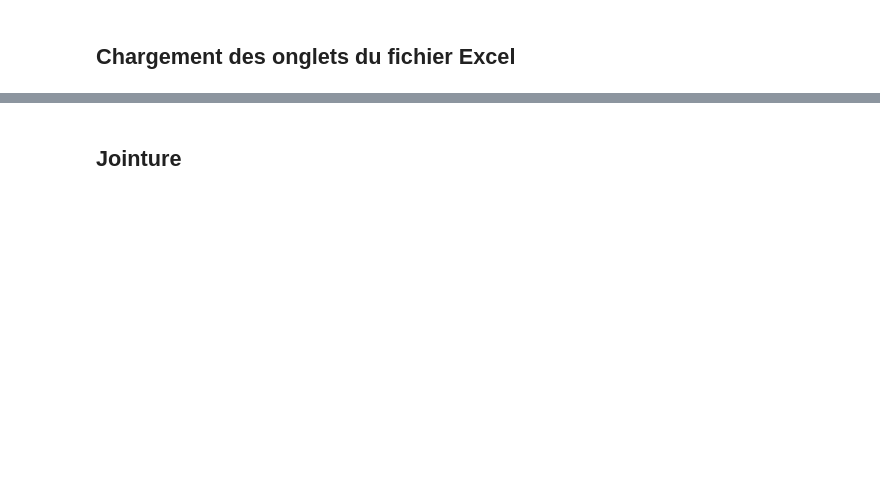
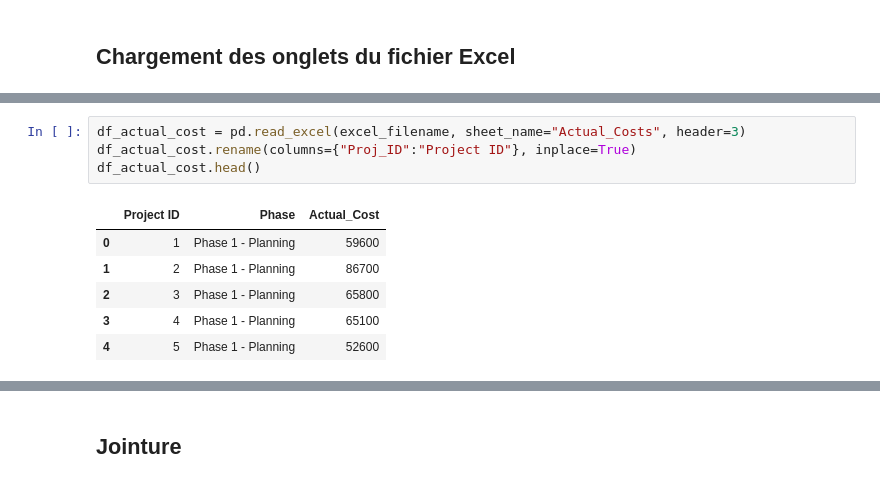
Before and after one commit to data-IA-2025/P7demo, a Jupyter notebook: P7.ipynb, the cells around one changed output, grey strips where cells are left out. Saved outputs shown, nothing was run; the diff lists cells and outputs as text; blank space fills up the shorter version.

```diff
--- a/P7.ipynb
+++ b/P7.ipynb
@@ -84,0 +60,11 @@ Phase F - Post-deployment
+# %%
+df_actual_cost = pd.read_excel(excel_filename, sheet_name="Actual_Costs", header=3)
+df_actual_cost.rename(columns={"Proj_ID":"Project ID"}, inplace=True)
+df_actual_cost.head()
+# %% [output]
+|  | Project ID | Phase | Actual_Cost |
+| 0 | 1 | Phase 1 - Planning | 59600 |
+| 1 | 2 | Phase 1 - Planning | 86700 |
+| 2 | 3 | Phase 1 - Planning | 65800 |
+| 3 | 4 | Phase 1 - Planning | 65100 |
+| 4 | 5 | Phase 1 - Planning | 52600 |
```
Also changed, not shown: parts of 40 cells of this notebook.
